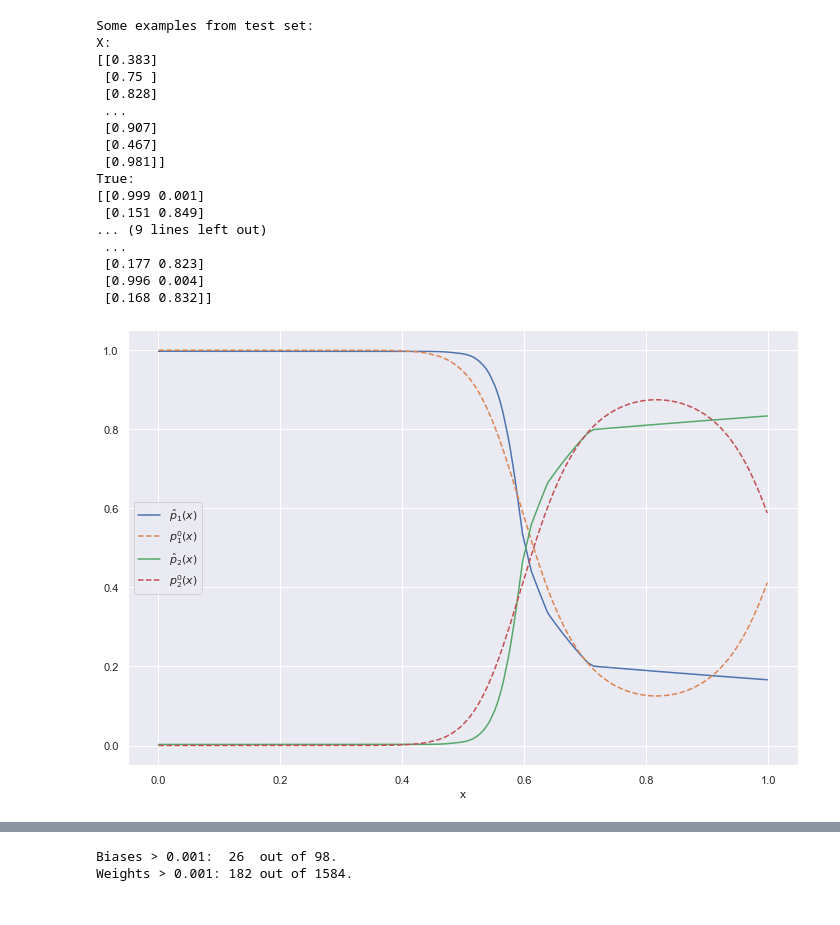
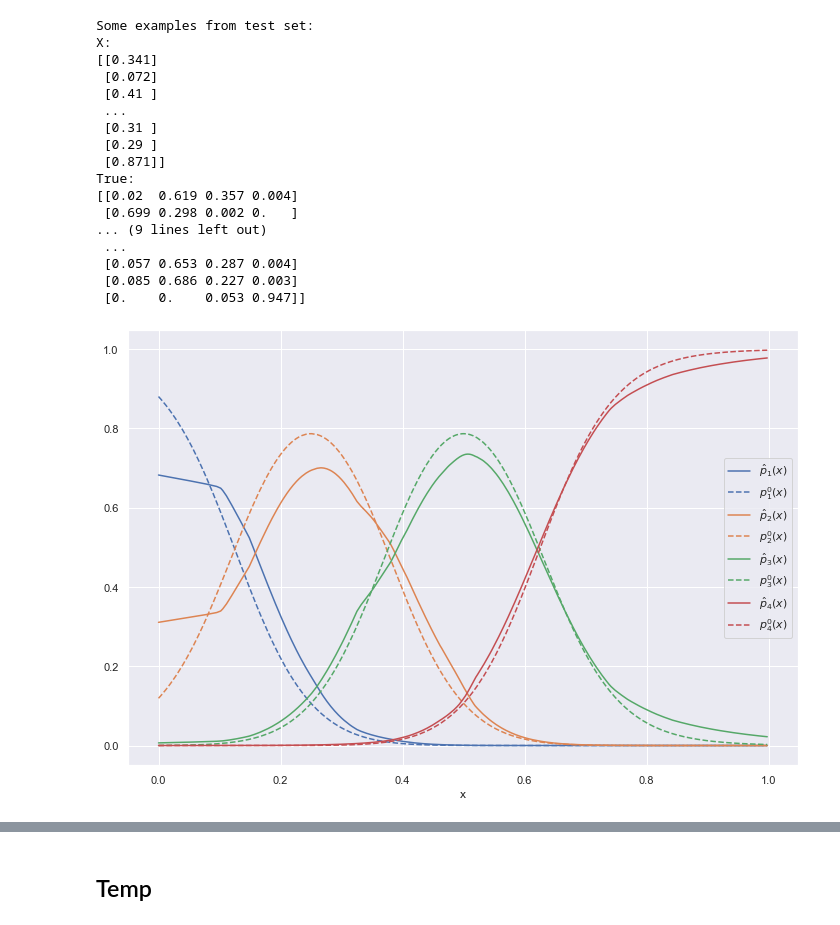
Before and after one commit to bramotten/Testing-NN-Classification-Theory, a Jupyter notebook: play.ipynb, the cells around one changed output, grey strips where cells are left out. Drawn from its saved outputs; the diff is of its cells as text; code cells hidden in the pictures.

```diff
--- a/play.ipynb
+++ b/play.ipynb
@@ -13,6 +13,6 @@ from real_stuff.basic_imports import *
 import importlib  # doesn't work too well in Colab
 # %%
 importlib.reload(simulating)
-situation = 3
-X, funcs, Y_prob = simulating.create_dataset(str(situation), viz=True)
+situation = 6.4
+X, funcs, Y_prob = simulating.create_dataset(str(situation), n=3000, viz=True)
 # %% [output]
@@ -40,4 +40,4 @@ Euclidean distance between those: 135.81809628088894
 # %%
 importlib.reload(training)
-model, *test_sets = training.train_network(X, Y_prob, viz=1)
+model, X_test, Y_test, Y_prob_test = training.train_network(X, Y_prob, viz=1)
 # %% [output]
@@ -54,22 +78,22 @@ print(losses)
 # %%
 importlib.reload(evaluating)
-evaluating.visualize(model, *test_sets)
+evaluating.visualize(model, X_test, Y_test, Y_prob_test)
 # %% [output]
 Some examples from test set:
 X:
-[[0.383]
- [0.75 ]
- [0.828]
+[[0.341]
+ [0.072]
+ [0.41 ]
  ...
- [0.907]
- [0.467]
- [0.981]]
+ [0.31 ]
+ [0.29 ]
+ [0.871]]
 True:
-[[0.999 0.001]
- [0.151 0.849]
+[[0.02  0.619 0.357 0.004]
+ [0.699 0.298 0.002 0.   ]
 ... (9 lines left out)
  ...
- [0.177 0.823]
- [0.996 0.004]
- [0.168 0.832]]
+ [0.057 0.653 0.287 0.004]
+ [0.085 0.686 0.227 0.003]
+ [0.    0.    0.053 0.947]]
-[figure, old version]
+[figure, new version]
@@ -77,5 +99,0 @@ True:
-# %%
-print(evaluating.get_sparsity(model))
-# %% [output]
-Biases > 0.001:  26  out of 98.
-Weights > 0.001: 182 out of 1584.
@@ -90,0 +100,2 @@ simulate_train_evaluate(2)
+# %% [markdown]
+## Temp
```
Also changed, not shown: parts of 10 cells of this notebook, 5 other files.
